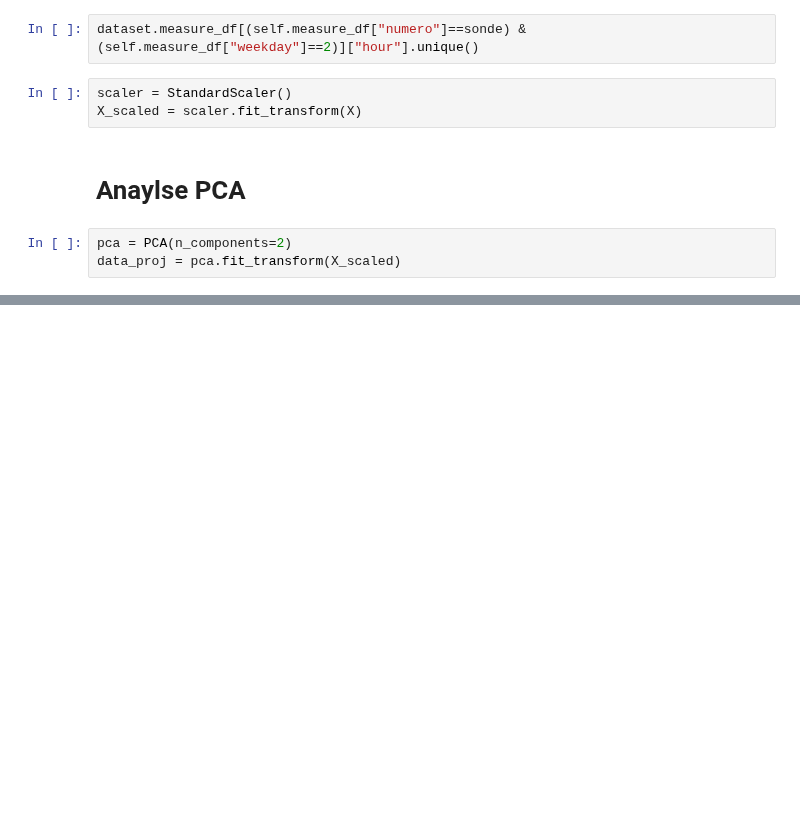
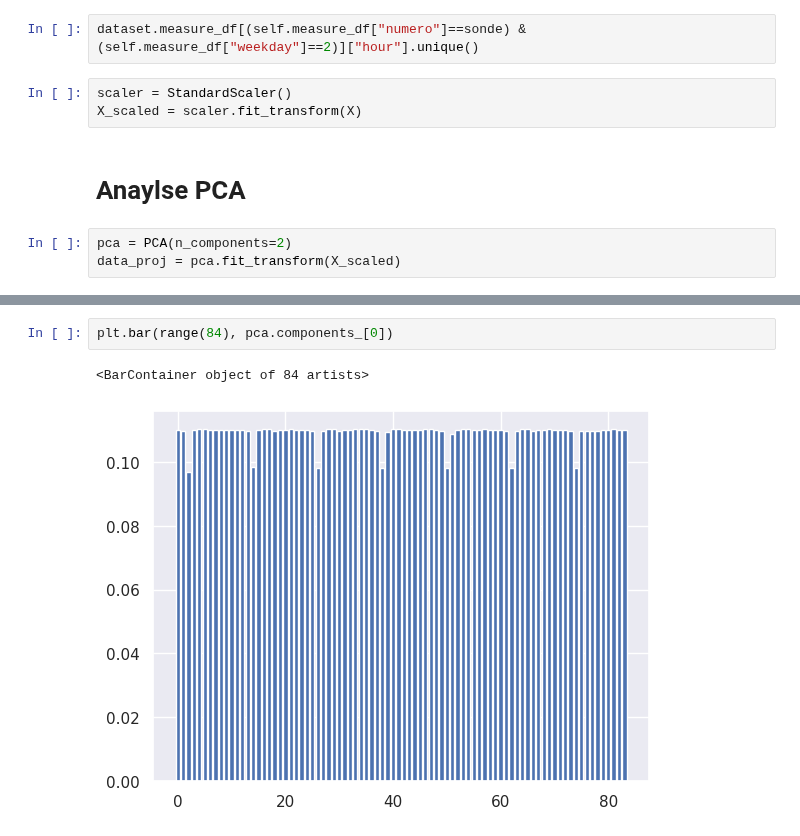
Before and after one commit to Coding-Foundation/FrHack-2022, a Jupyter notebook: prep/alex_clustering.ipynb, the cells around one changed output, grey strips where cells are left out. Saved outputs shown, nothing was run; the diff lists cells and outputs as text; blank space fills up the shorter version.

```diff
--- a/prep/alex_clustering.ipynb
+++ b/prep/alex_clustering.ipynb
@@ -102,0 +91,5 @@ Text(0.5, 1.0, 'Position of the cities in France')
+# %%
+plt.bar(range(84), pca.components_[0])
+# %% [output]
+<BarContainer object of 84 artists>
+[figure, added]
```
Also changed, not shown: parts of 14 cells of this notebook, 1 other file.
